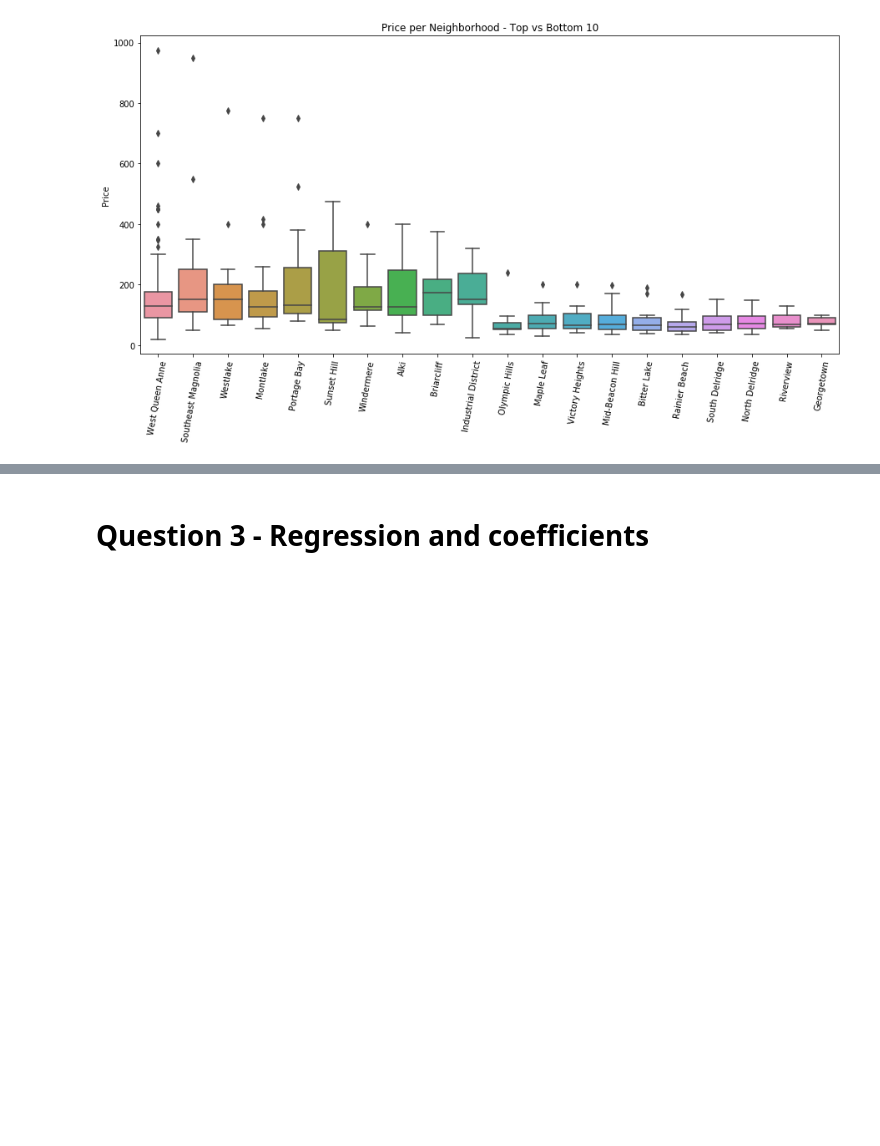
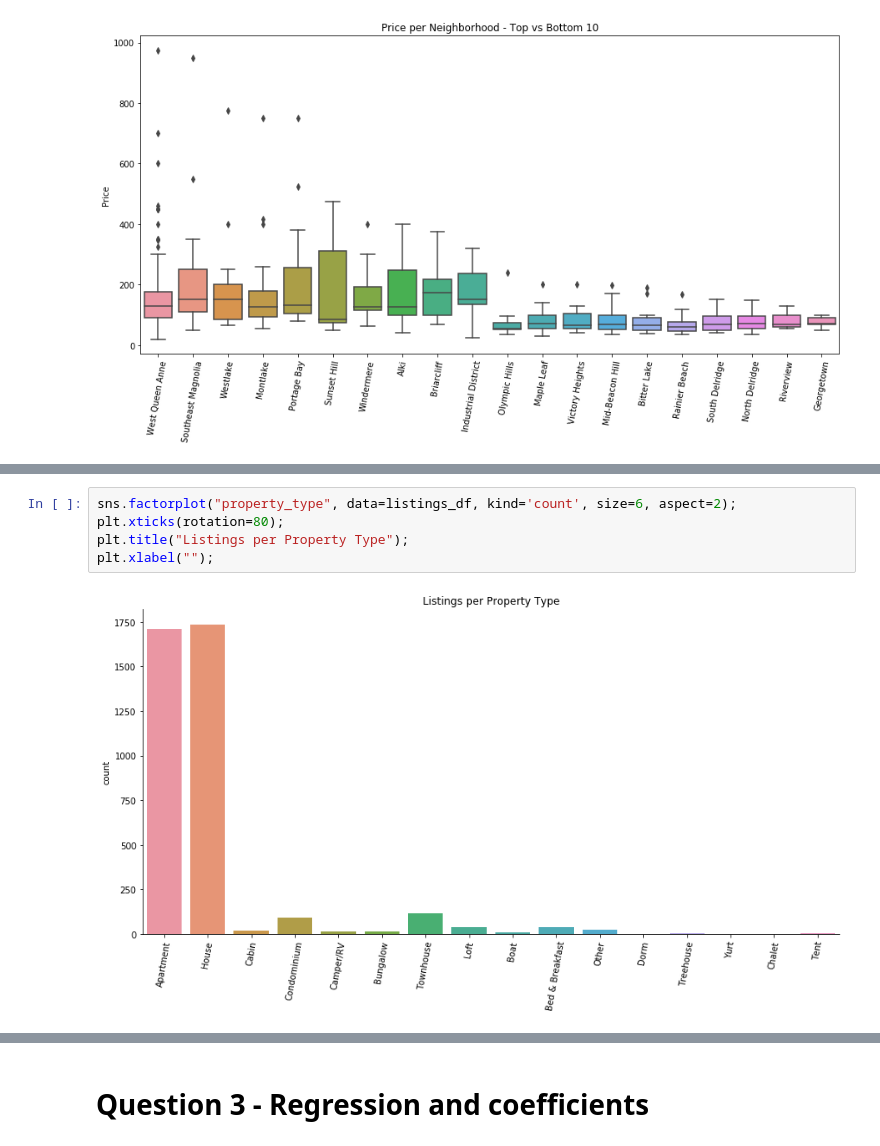
Before and after one commit to bkontonis/Analysing-Seattle-Airbnb-Open-Data, a Jupyter notebook: Seattle Airbnb Data Analysis.ipynb, the cells around one changed output, grey strips where cells are left out. Cells and saved outputs as stored; diff of their text form; blank space fills up the shorter version.

```diff
--- a/Seattle Airbnb Data Analysis.ipynb
+++ b/Seattle Airbnb Data Analysis.ipynb
@@ -318,0 +322,7 @@ plt.ylabel("Price");
+# %%
+sns.factorplot("property_type", data=listings_df, kind='count', size=6, aspect=2);
+plt.xticks(rotation=80);
+plt.title("Listings per Property Type");
+plt.xlabel("");
+# %% [output]
+[figure, added]
```
Also changed, not shown: parts of 8 cells of this notebook.
